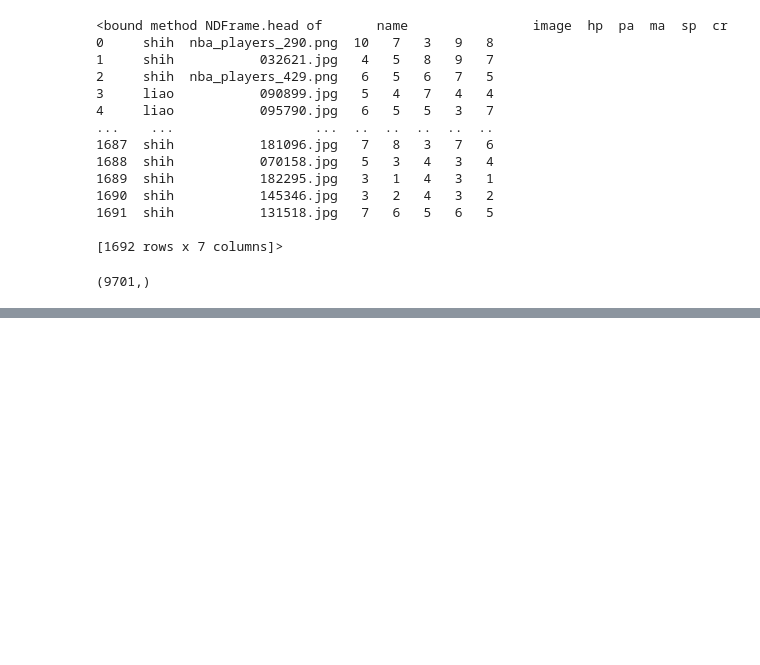
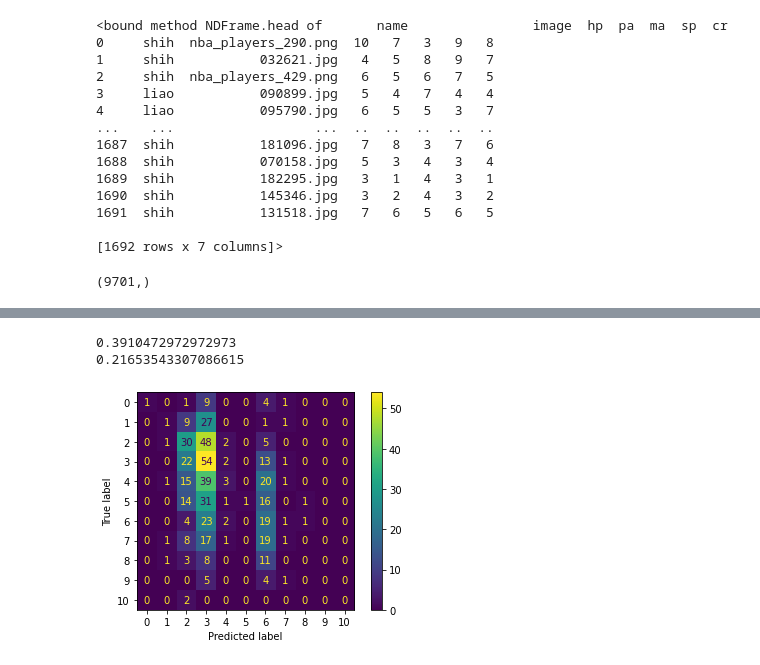
Before and after one commit to mcshih/ML_final_projecct, a Jupyter notebook: ml_project.ipynb, the cells around one changed output, grey strips where cells are left out. Cells and saved outputs as stored; diff of their text form; code cells hidden in the pictures; blank space fills up the shorter version.

```diff
--- a/ml_project.ipynb
+++ b/ml_project.ipynb
@@ -73,0 +91,6 @@ plt.show()
+# %%
+clf_testing(X_train4, X_test4, y_train4, y_test4)
+# %% [output]
+0.3910472972972973
+0.21653543307086615
+[figure, added]
```
Also changed, not shown: parts of 8 cells of this notebook.
